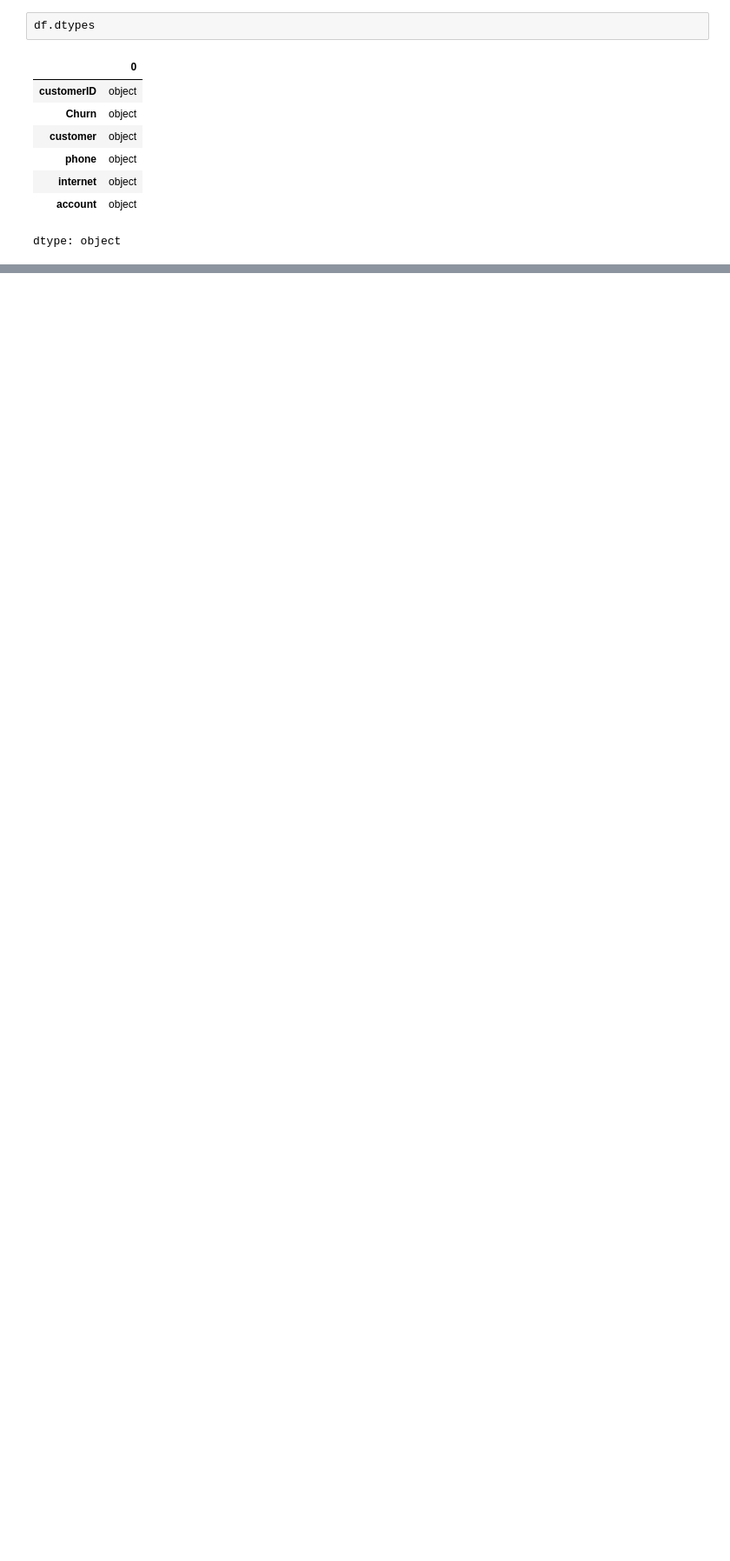
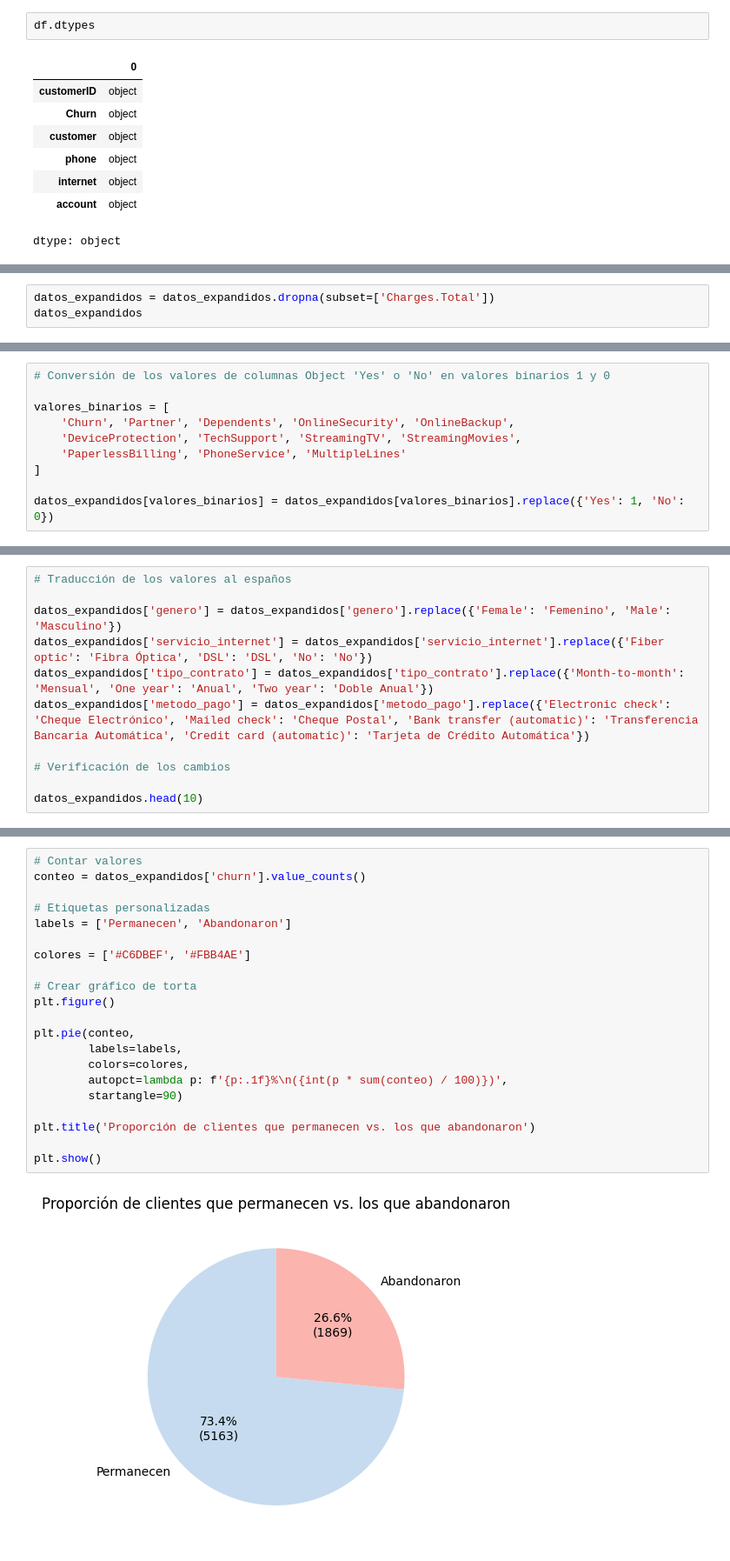
Before and after one commit to marozta/Alura-ONE-2024, a Jupyter notebook: Data_Science_Challenge2_Alura_ONE_G9.ipynb, the cells around one changed output, grey strips where cells are left out. Shown at 87% size. Drawn from its saved outputs; the diff is of its cells as text; blank space fills up the shorter version.

```diff
--- a/Data_Science_Challenge2_Alura_ONE_G9.ipynb
+++ b/Data_Science_Challenge2_Alura_ONE_G9.ipynb
@@ -137,0 +215,3 @@ dtype: object
+# %%
+datos_expandidos = datos_expandidos.dropna(subset=['Charges.Total'])
+datos_expandidos
@@ -137,0 +306,10 @@ dtype: object
+# %%
+# Conversión de los valores de columnas Object 'Yes' o 'No' en valores binarios 1 y 0
+
+valores_binarios = [
+    'Churn', 'Partner', 'Dependents', 'OnlineSecurity', 'OnlineBackup',
+    'DeviceProtection', 'TechSupport', 'StreamingTV', 'StreamingMovies',
+    'PaperlessBilling', 'PhoneService', 'MultipleLines'
+]
+
+datos_expandidos[valores_binarios] = datos_expandidos[valores_binarios].replace({'Yes': 1, 'No': 0})
@@ -137,0 +381,11 @@ dtype: object
+# %%
+# Traducción de los valores al españos
+
+datos_expandidos['genero'] = datos_expandidos['genero'].replace({'Female': 'Femenino', 'Male': 'Masculino'})
+datos_expandidos['servicio_internet'] = datos_expandidos['servicio_internet'].replace({'Fiber optic': 'Fibra Óptica', 'DSL': 'DSL', 'No': 'No'})
+datos_expandidos['tipo_contrato'] = datos_expandidos['tipo_contrato'].replace({'Month-to-month': 'Mensual', 'One year': 'Anual', 'Two year': 'Doble Anual'})
+datos_expandidos['metodo_pago'] = datos_expandidos['metodo_pago'].replace({'Electronic check': 'Cheque Electrónico', 'Mailed check': 'Cheque Postal', 'Bank transfer (automatic)': 'Transferencia Bancaria Automática', 'Credit card (automatic)': 'Tarjeta de Crédito Automática'})
+
+# Verificación de los cambios
+
+datos_expandidos.head(10)
@@ -137,0 +426,23 @@ dtype: object
+# %%
+# Contar valores
+conteo = datos_expandidos['churn'].value_counts()
+
+# Etiquetas personalizadas
+labels = ['Permanecen', 'Abandonaron']
+
+colores = ['#C6DBEF', '#FBB4AE']
+
+# Crear gráfico de torta
+plt.figure()
+
+plt.pie(conteo,
+        labels=labels,
+        colors=colores,
+        autopct=lambda p: f'{p:.1f}%\n({int(p * sum(conteo) / 100)})',
+        startangle=90)
+
+plt.title('Proporción de clientes que permanecen vs. los que abandonaron')
+
+plt.show()
+# %% [output]
+[figure, added]
```
Also changed, not shown: parts of 62 cells of this notebook.
